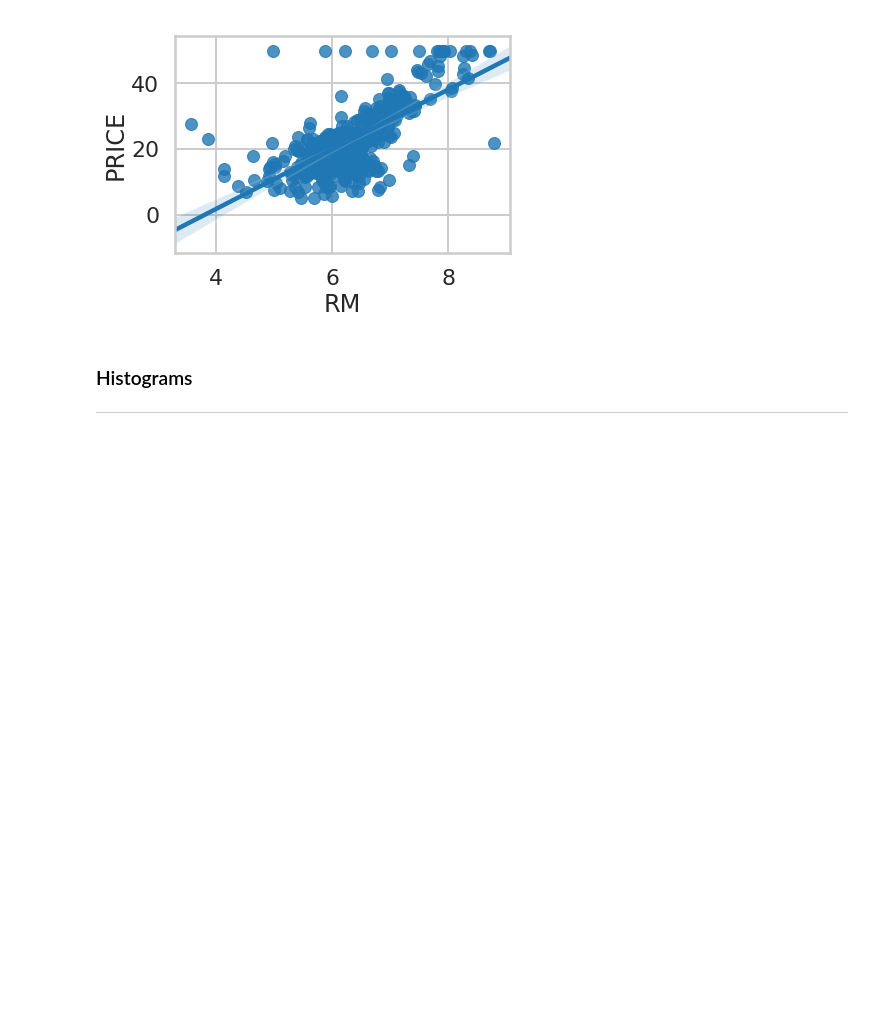
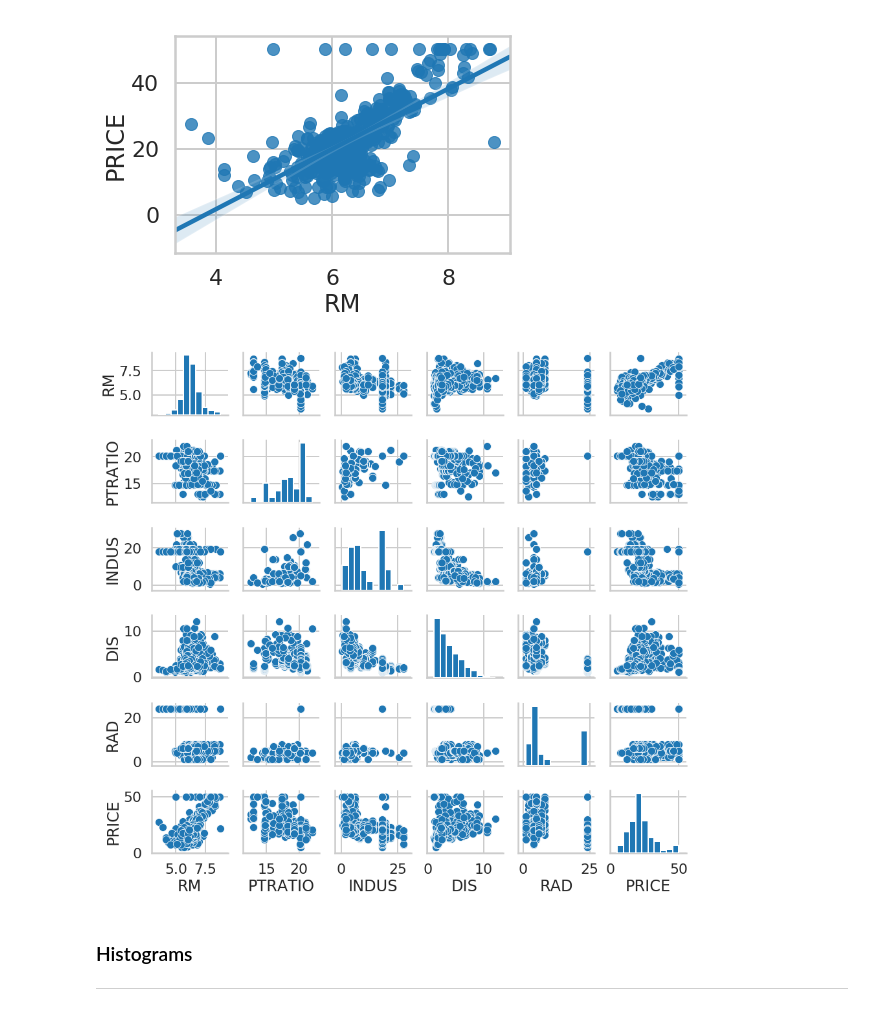
Before and after one commit to zhelu1214/DS, a Jupyter notebook: Mini_Project_Linear_Regression.ipynb, the cells around one changed output. Drawn from its saved outputs; the diff is of its cells as text; code cells hidden in the pictures; blank space fills up the shorter version.

```diff
--- a/Mini_Project_Linear_Regression.ipynb
+++ b/Mini_Project_Linear_Regression.ipynb
@@ -351,6 +351,12 @@ sns.regplot(y="PRICE", x="RM", data=bos, fit_reg = True)
 # %% [output]
 <matplotlib.axes._subplots.AxesSubplot at 0x...>
 [figure]
+# %%
+sns.pairplot(bos, vars=['RM', 'PTRATIO', 'INDUS', 'DIS', 'RAD', 'PRICE'])
+
+plt.show();
+# %% [output]
+[figure, added]
 # %% [markdown]
 ### Histograms
 ***
```
